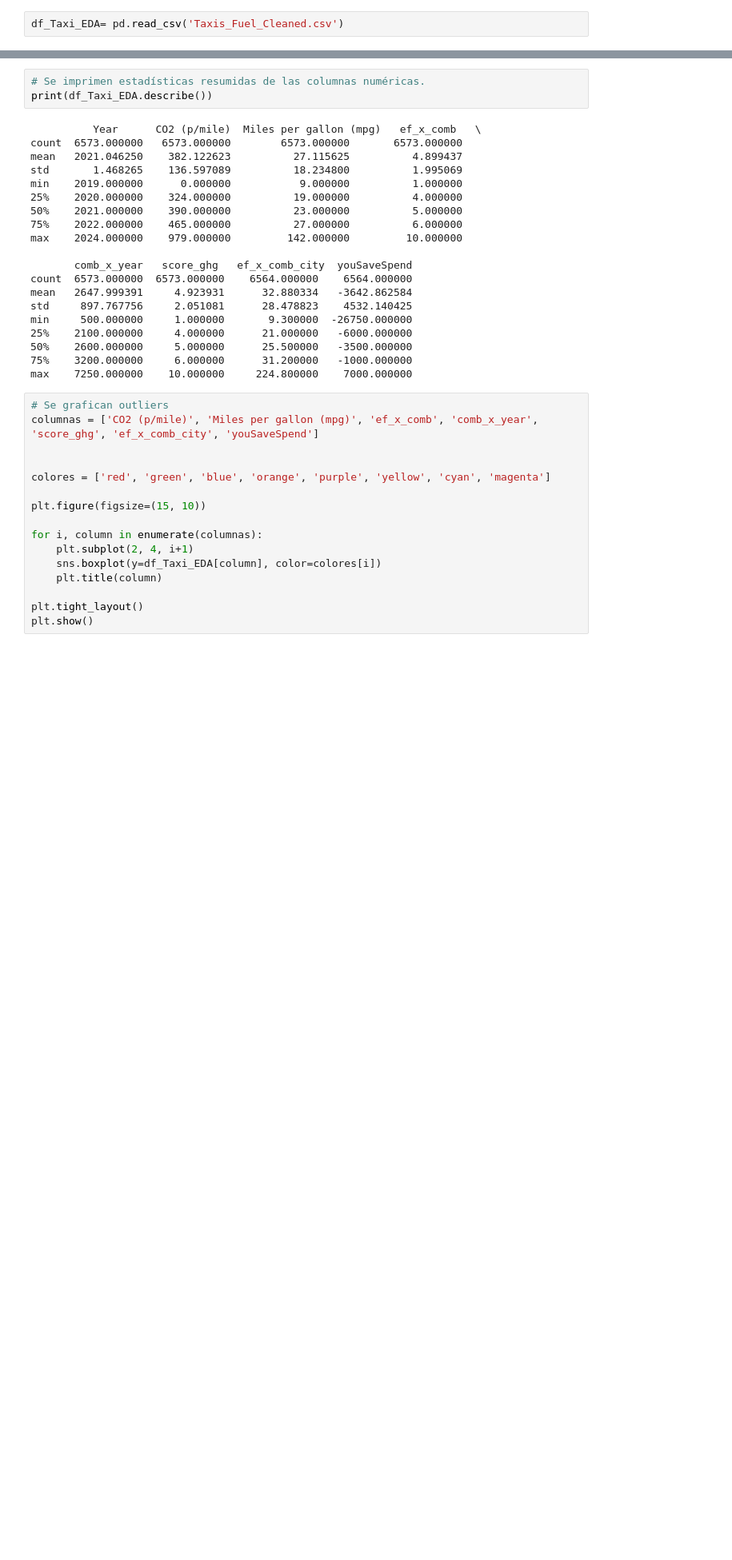
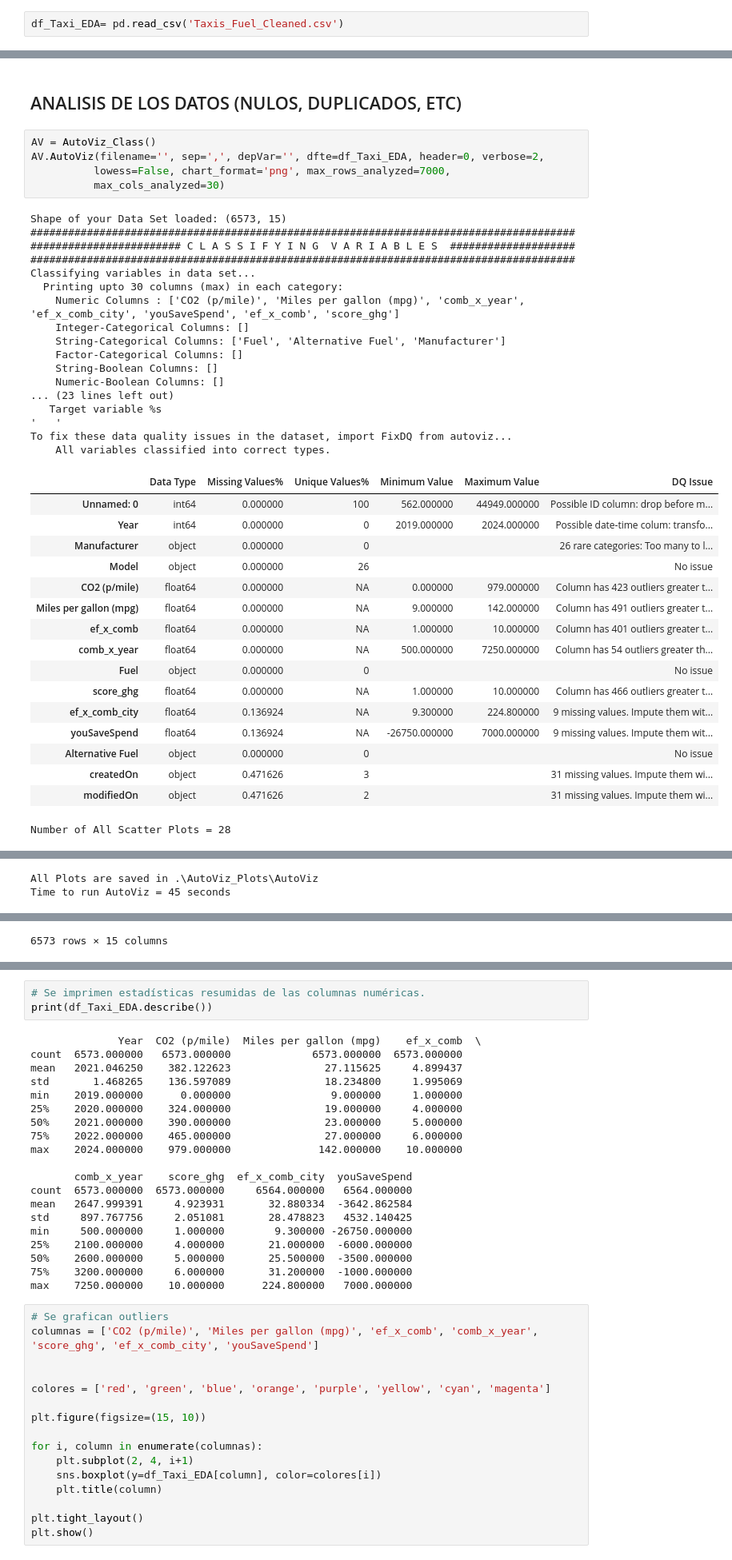
Before and after one commit to MatiasBarna/Proyecto-Final-Taxi_CO2, a Jupyter notebook: EDA/EDA_Taxis_Fuel.ipynb, the cells around one changed output, grey strips where cells are left out. Shown at 80% size. Saved outputs shown, nothing was run; the diff lists cells and outputs as text; blank space fills up the shorter version.

```diff
--- a/EDA/EDA_Taxis_Fuel.ipynb
+++ b/EDA/EDA_Taxis_Fuel.ipynb
@@ -34,0 +36,42 @@ df_Taxi_EDA.drop("Unnamed: 0", axis=1, inplace=True)
+# %% [markdown]
+## ANALISIS DE LOS DATOS (NULOS, DUPLICADOS, ETC)
+# %%
+AV = AutoViz_Class()
+AV.AutoViz(filename='', sep=',', depVar='', dfte=df_Taxi_EDA, header=0, verbose=2,
+          lowess=False, chart_format='png', max_rows_analyzed=7000,
+          max_cols_analyzed=30)
+# %% [output]
+Shape of your Data Set loaded: (6573, 15)
+#######################################################################################
+######################## C L A S S I F Y I N G  V A R I A B L E S  ####################
+#######################################################################################
+Classifying variables in data set...
+  Printing upto 30 columns (max) in each category:
+    Numeric Columns : ['CO2 (p/mile)', 'Miles per gallon (mpg)', 'comb_x_year', 'ef_x_comb_city', 'youSaveSpend', 'ef_x_comb', 'score_ghg']
+    Integer-Categorical Columns: []
+    String-Categorical Columns: ['Fuel', 'Alternative Fuel', 'Manufacturer']
+    Factor-Categorical Columns: []
+    String-Boolean Columns: []
+    Numeric-Boolean Columns: []
+... (23 lines left out)
+   Target variable %s
+'   '
+To fix these data quality issues in the dataset, import FixDQ from autoviz...
+    All variables classified into correct types.
+|  | Data Type | Missing Values% | Unique Values% | Minimum Value | Maximum Value | DQ Issue |
+| Unnamed: 0 | int64 | 0.000000 | 100 | 562.000000 | 44949.000000 | Possible ID column: drop before m... |
+| Year | int64 | 0.000000 | 0 | 2019.000000 | 2024.000000 | Possible date-time colum: transfo... |
+| Manufacturer | object | 0.000000 | 0 |  |  | 26 rare categories: Too many to l... |
+| Model | object | 0.000000 | 26 |  |  | No issue |
+| CO2 (p/mile) | float64 | 0.000000 | NA | 0.000000 | 979.000000 | Column has 423 outliers greater t... |
+| Miles per gallon (mpg) | float64 | 0.000000 | NA | 9.000000 | 142.000000 | Column has 491 outliers greater t... |
+| ef_x_comb | float64 | 0.000000 | NA | 1.000000 | 10.000000 | Column has 401 outliers greater t... |
+| comb_x_year | float64 | 0.000000 | NA | 500.000000 | 7250.000000 | Column has 54 outliers greater th... |
+| Fuel | object | 0.000000 | 0 |  |  | No issue |
+| score_ghg | float64 | 0.000000 | NA | 1.000000 | 10.000000 | Column has 466 outliers greater t... |
+| ef_x_comb_city | float64 | 0.136924 | NA | 9.300000 | 224.800000 | 9 missing values. Impute them wit... |
+| youSaveSpend | float64 | 0.136924 | NA | -26750.000000 | 7000.000000 | 9 missing values. Impute them wit... |
+| Alternative Fuel | object | 0.000000 | 0 |  |  | No issue |
+| createdOn | object | 0.471626 | 3 |  |  | 31 missing values. Impute them wi... |
+| modifiedOn | object | 0.471626 | 2 |  |  | 31 missing values. Impute them wi... |
+Number of All Scatter Plots = 28
@@ -34,0 +95,2 @@ df_Taxi_EDA.drop("Unnamed: 0", axis=1, inplace=True)
+All Plots are saved in .\AutoViz_Plots\AutoViz
+Time to run AutoViz = 45 seconds
@@ -34,0 +109 @@ df_Taxi_EDA.drop("Unnamed: 0", axis=1, inplace=True)
+6573 rows × 15 columns
```
Also changed, not shown: parts of 12 cells of this notebook, 3 other files.
